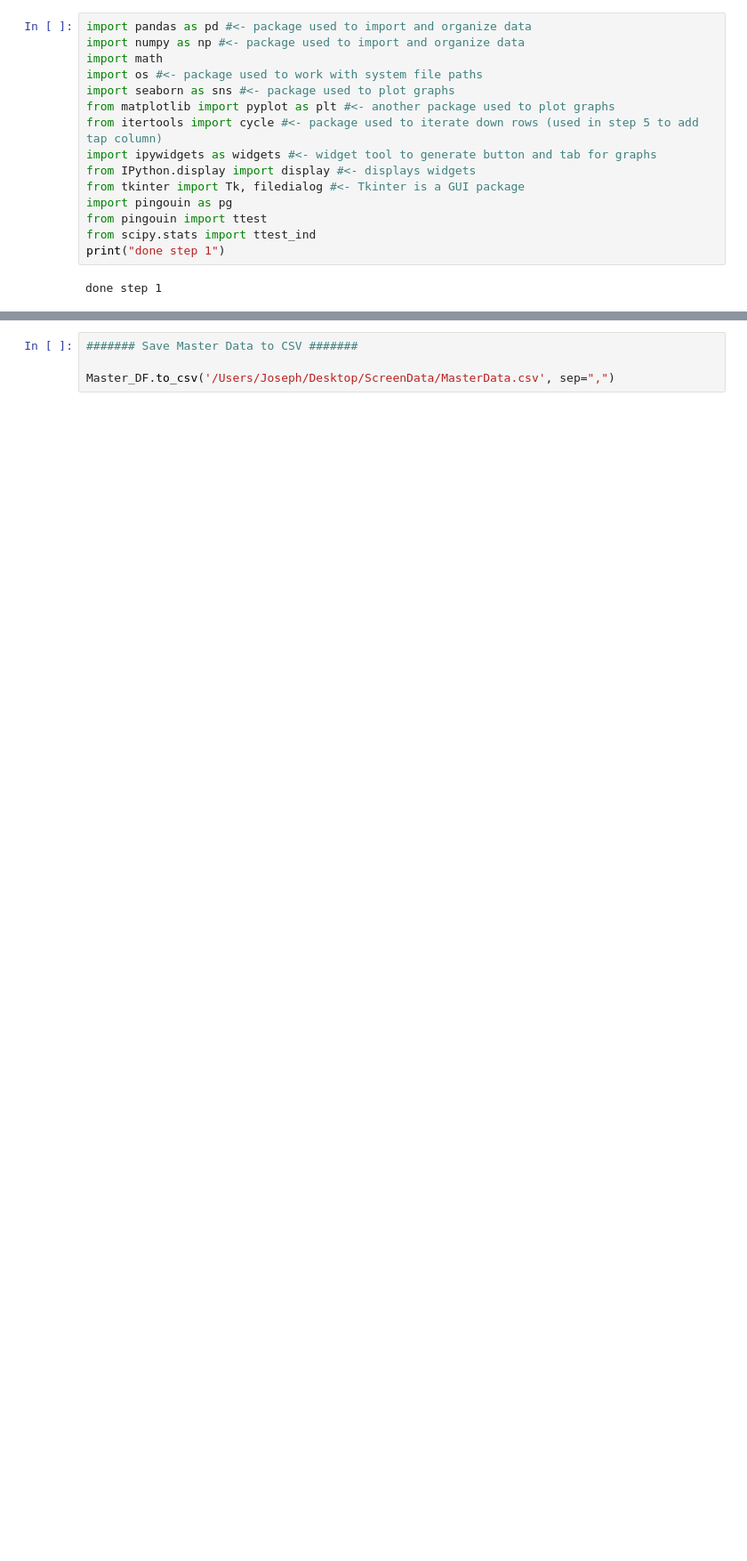
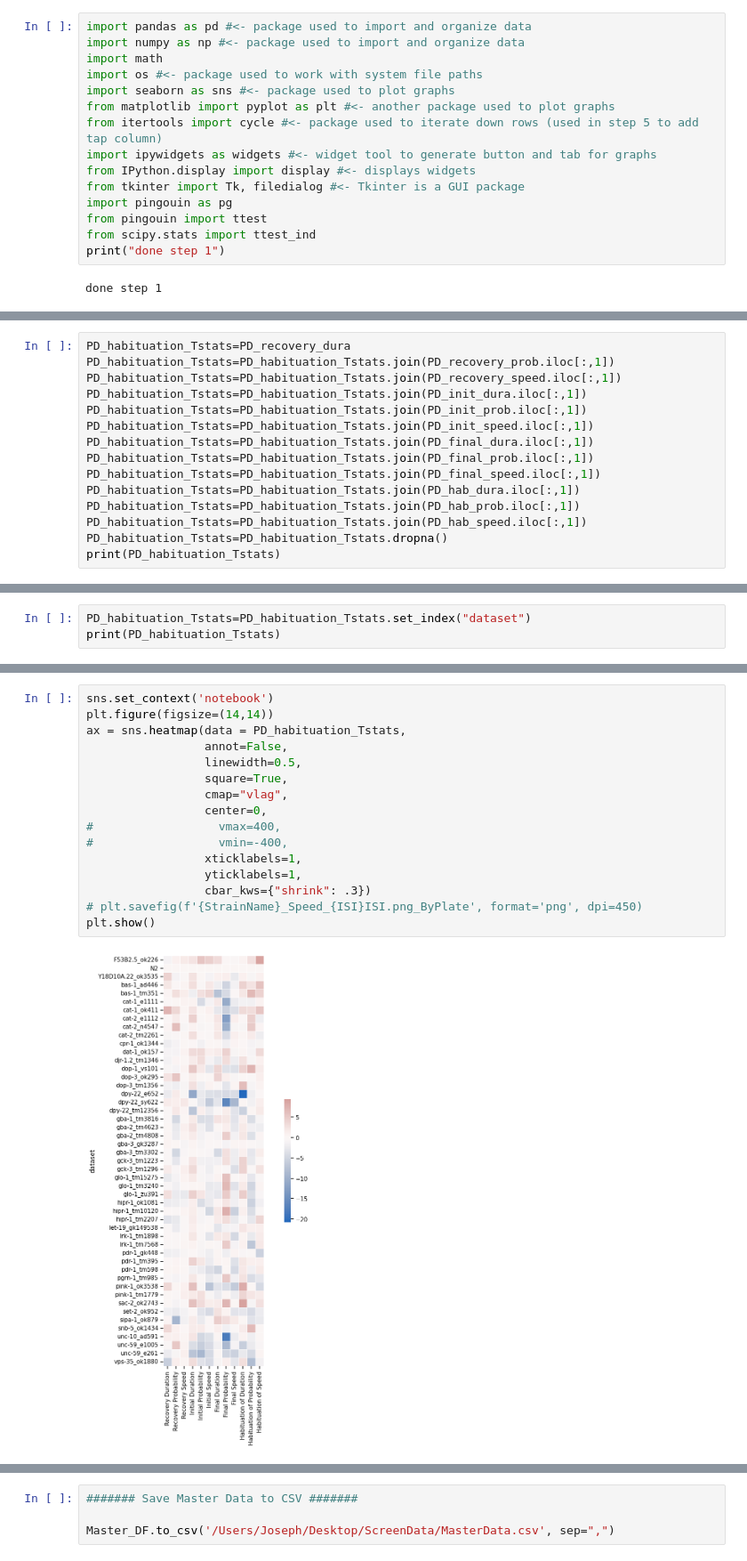
Before and after one commit to JosephLiangUBC/Joseph-Jupyter-Notebooks, a Jupyter notebook: ScreenDataAnalysis.ipynb, the cells around one changed output, grey strips where cells are left out. Shown at 89% size. Drawn from its saved outputs; the diff is of its cells as text; blank space fills up the shorter version.

```diff
--- a/ScreenDataAnalysis.ipynb
+++ b/ScreenDataAnalysis.ipynb
@@ -17,0 +567,15 @@ done step 1
+# %%
+PD_habituation_Tstats=PD_recovery_dura
+PD_habituation_Tstats=PD_habituation_Tstats.join(PD_recovery_prob.iloc[:,1])
+PD_habituation_Tstats=PD_habituation_Tstats.join(PD_recovery_speed.iloc[:,1])
+PD_habituation_Tstats=PD_habituation_Tstats.join(PD_init_dura.iloc[:,1])
+PD_habituation_Tstats=PD_habituation_Tstats.join(PD_init_prob.iloc[:,1])
+PD_habituation_Tstats=PD_habituation_Tstats.join(PD_init_speed.iloc[:,1])
+PD_habituation_Tstats=PD_habituation_Tstats.join(PD_final_dura.iloc[:,1])
+PD_habituation_Tstats=PD_habituation_Tstats.join(PD_final_prob.iloc[:,1])
+PD_habituation_Tstats=PD_habituation_Tstats.join(PD_final_speed.iloc[:,1])
+PD_habituation_Tstats=PD_habituation_Tstats.join(PD_hab_dura.iloc[:,1])
+PD_habituation_Tstats=PD_habituation_Tstats.join(PD_hab_prob.iloc[:,1])
+PD_habituation_Tstats=PD_habituation_Tstats.join(PD_hab_speed.iloc[:,1])
+PD_habituation_Tstats=PD_habituation_Tstats.dropna()
+print(PD_habituation_Tstats)
@@ -17,0 +600,3 @@ done step 1
+# %%
+PD_habituation_Tstats=PD_habituation_Tstats.set_index("dataset")
+print(PD_habituation_Tstats)
@@ -17,0 +642,18 @@ done step 1
+# %%
+sns.set_context('notebook')
+plt.figure(figsize=(14,14))
+ax = sns.heatmap(data = PD_habituation_Tstats,
+                 annot=False,
+                 linewidth=0.5,
+                 square=True,
+                 cmap="vlag",
+                 center=0,
+#                  vmax=400,
+#                  vmin=-400,
+                 xticklabels=1,
+                 yticklabels=1,
+                 cbar_kws={"shrink": .3})
+# plt.savefig(f'{StrainName}_Speed_{ISI}ISI.png_ByPlate', format='png', dpi=450)
+plt.show()
+# %% [output]
+[figure, added]
```
Also changed, not shown: parts of 85 cells of this notebook, 8 other files.
